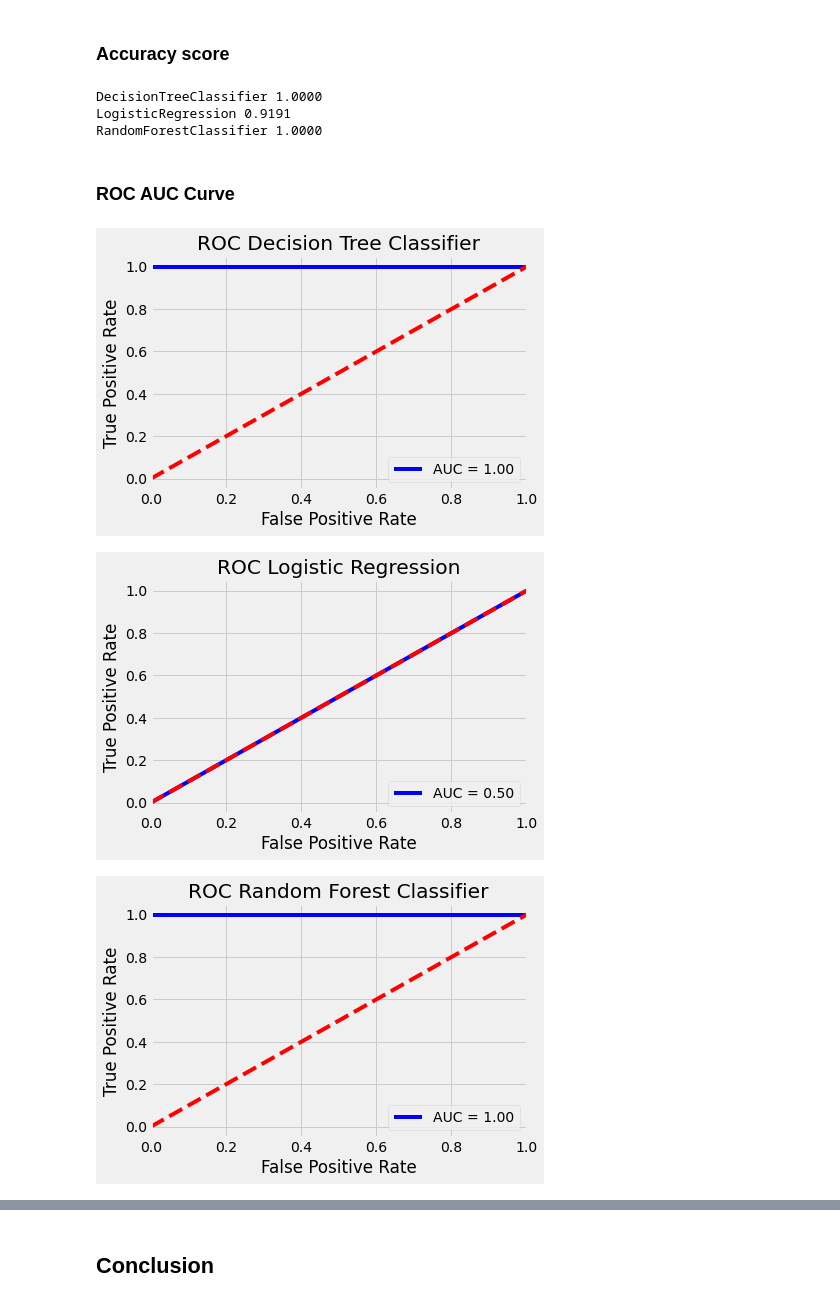
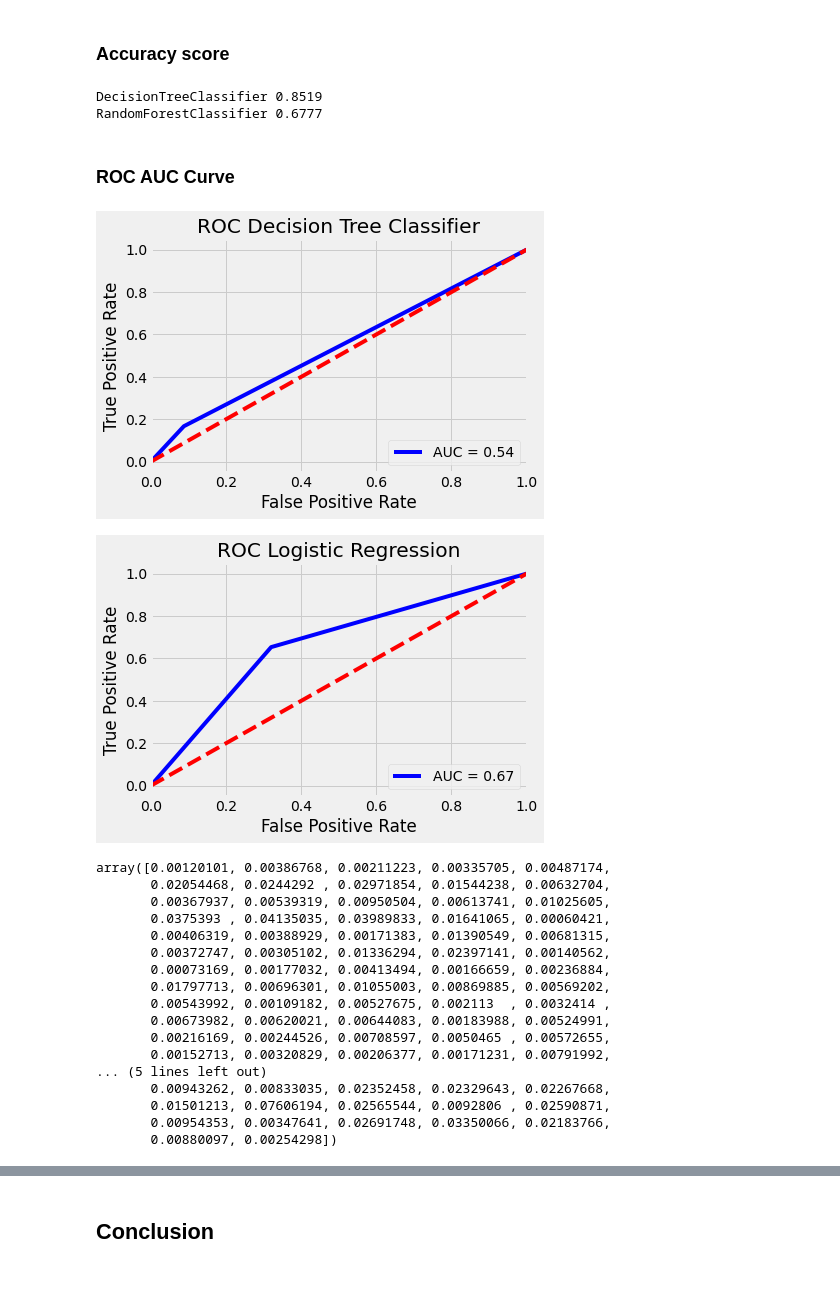
Before and after one commit to tuedoan569/Home-Credit-Default-Risk, a Jupyter notebook: Home Credit Default Risk.ipynb, the cells around one changed output, grey strips where cells are left out. Drawn from its saved outputs; the diff is of its cells as text; code cells hidden in the pictures.

```diff
--- a/Home Credit Default Risk.ipynb
+++ b/Home Credit Default Risk.ipynb
@@ -591,9 +636,15 @@ Your selected dataframe has 103 columns.
 There are 0 columns that have missing values.
+# %%
+train['YEARS_BIRTH'] = train['DAYS_BIRTH'] / 365
+binned = pd.cut(train['YEARS_BIRTH'], bins = np.linspace(20, 70, num = 11), labels = False)
+train['AGE_band'] = binned
 # %% [markdown]
 ## Split data into train data and test data
+# %%
+train.drop(['TARGET_x', 'TARGET_y'], axis = 1, inplace = True)
 # %%
 y = target.values
-X_train, X_valid, y_train, y_valid = train_test_split(train.drop(['SK_ID_CURR'], axis = 1), y, test_size=0.2, random_state=1)
+X_train, X_valid, y_train, y_valid = train_test_split(train.drop(['SK_ID_CURR', 'TARGET'], axis = 1), y, stratify = y, test_size=0.33, random_state=1)
 print('Shape of X_train:',X_train.shape)
 print('Shape of y_train:',y_train.shape)
 print('Shape of X_valid:',X_valid.shape)
@@ -632,9 +679,9 @@ Disadvantages: <br>
 Limited use case <br>
 Cannot handle missing data <br>
 # %%
-# model_lr = LogisticRegression(max_iter=1000, solver = 'saga', multi_class='auto')
-# model_lr.fit(X_train, y_train)
-# predictions_lr = model_lr.predict(X_valid)
+model_lr = LogisticRegression(max_iter=1000, solver = 'saga', multi_class='auto')
+model_lr.fit(X_train, y_train)
+predictions_lr = model_lr.predict(X_valid)
 # %% [markdown]
 ### Random Forest Classifier
 It builds decision trees on different samples and take their majority vote for the classification and average in case of regression. <br>
@@ -710,34 +757,53 @@ F1 Score 1.0
 print('DecisionTreeClassifier %.4f' % accuracy_score(y_valid, predictions_dt))
 
 # LogisticRegression
-print('LogisticRegression %.4f' % accuracy_score(y_valid, predictions_lr))
+#print('LogisticRegression %.4f' % accuracy_score(y_valid, predictions_lr))
 
 # RandomForestClassifier
 print('RandomForestClassifier %.4f' % accuracy_score(y_valid, predictions_rf))
 # %% [output]
-DecisionTreeClassifier 1.0000
-LogisticRegression 0.9191
-RandomForestClassifier 1.0000
+DecisionTreeClassifier 0.8519
+RandomForestClassifier 0.6777
 # %% [markdown]
 ### ROC AUC Curve
 # %%
 model = ['Decision Tree Classifier', 'Logistic Regression', 'Random Forest Classifier']
 i = 0
-for pred_model in [predictions_dt, predictions_lr, predictions_rf]:
+for pred_model in [predictions_dt, predictions_rf]:
     fpr, tpr, threshold = metrics.roc_curve(y_valid, pred_model)
     roc_auc = metrics.auc(fpr, tpr)
 
     plt.title('ROC ' + model[i])
     i = i + 1
     plt.plot(fpr, tpr, 'b', label='AUC = %0.2f' % roc_auc)
     plt.legend(loc = 'lower right')
     plt.plot([0, 1], [0, 1], 'r--')
     plt.xlim([0, 1])
     plt.xlim([0, 1])
     plt.ylabel('True Positive Rate')
     plt.xlabel('False Positive Rate')
     plt.show()
 # %% [output]
-[figure, old version]
+[figure, new version]
-[figure, old version]
+[figure, new version]
-[figure, removed]
+# %%
+importance = model_dt.feature_importances_
+importance
+# %% [output]
+array([0.00120101, 0.00386768, 0.00211223, 0.00335705, 0.00487174,
+       0.02054468, 0.0244292 , 0.02971854, 0.01544238, 0.00632704,
+       0.00367937, 0.00539319, 0.00950504, 0.00613741, 0.01025605,
+       0.0375393 , 0.04135035, 0.03989833, 0.01641065, 0.00060421,
+       0.00406319, 0.00388929, 0.00171383, 0.01390549, 0.00681315,
+       0.00372747, 0.00305102, 0.01336294, 0.02397141, 0.00140562,
+       0.00073169, 0.00177032, 0.00413494, 0.00166659, 0.00236884,
+       0.01797713, 0.00696301, 0.01055003, 0.00869885, 0.00569202,
+       0.00543992, 0.00109182, 0.00527675, 0.002113  , 0.0032414 ,
+       0.00673982, 0.00620021, 0.00644083, 0.00183988, 0.00524991,
+       0.00216169, 0.00244526, 0.00708597, 0.0050465 , 0.00572655,
+       0.00152713, 0.00320829, 0.00206377, 0.00171231, 0.00791992,
+... (5 lines left out)
+       0.00943262, 0.00833035, 0.02352458, 0.02329643, 0.02267668,
+       0.01501213, 0.07606194, 0.02565544, 0.0092806 , 0.02590871,
+       0.00954353, 0.00347641, 0.02691748, 0.03350066, 0.02183766,
+       0.00880097, 0.00254298])
```
Also changed, not shown: parts of 19 cells of this notebook.
